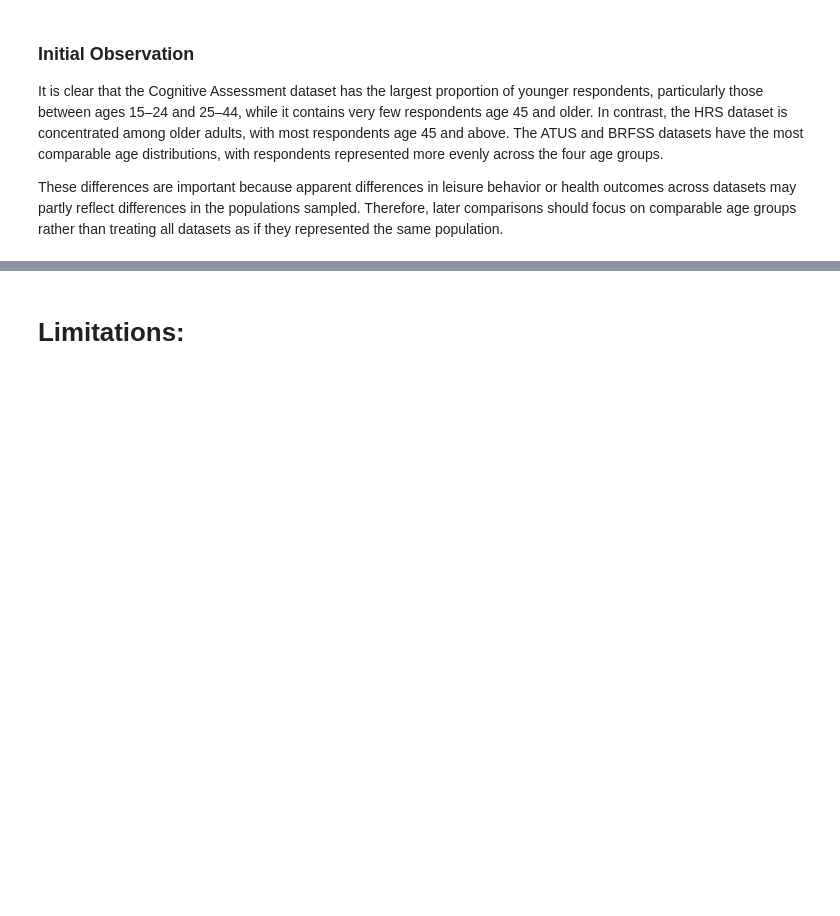
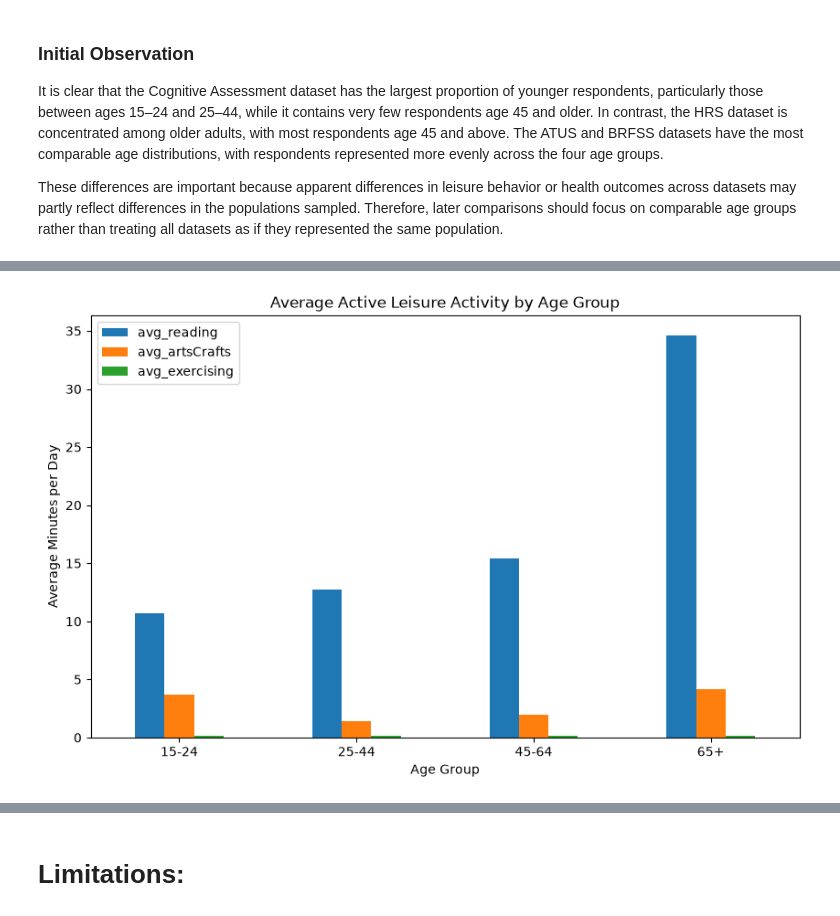
Before and after one commit to rem388/DataScienceProject, a Jupyter notebook: Phase2.ipynb, the cells around one changed output, grey strips where cells are left out. Cells and saved outputs as stored; diff of their text form; code cells hidden in the pictures; blank space fills up the shorter version.

```diff
--- a/Phase2.ipynb
+++ b/Phase2.ipynb
@@ -1213,0 +1280,15 @@ These differences are important because apparent differences in leisure behavior
+# %%
+# ATUS dataset
+avg_grouped_activities.plot.bar(
+    x="age_group",
+    y=["avg_reading", "avg_artsCrafts", "avg_exercising"],
+    figsize=(10,6),
+    xlabel="Age Group",
+    ylabel="Average Minutes per Day",
+    title="Average Active Leisure Activity by Age Group"
+)
+
+plt.xticks(rotation=0)
+plt.show()
+# %% [output]
+[figure, added]
```
Also changed, not shown: parts of 7 cells of this notebook.
